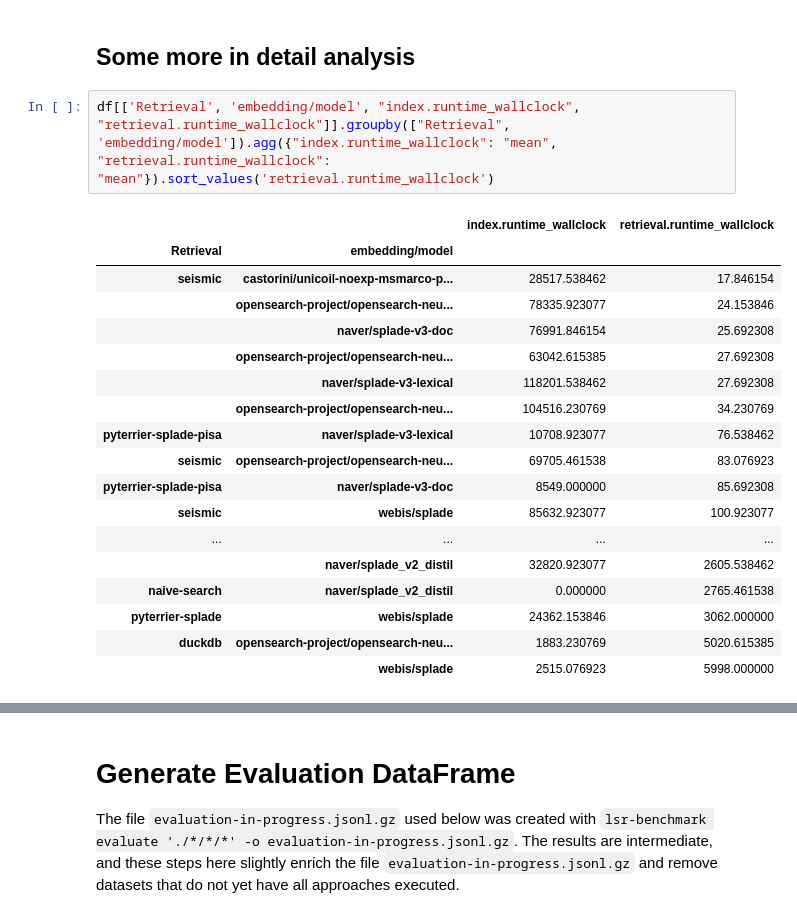
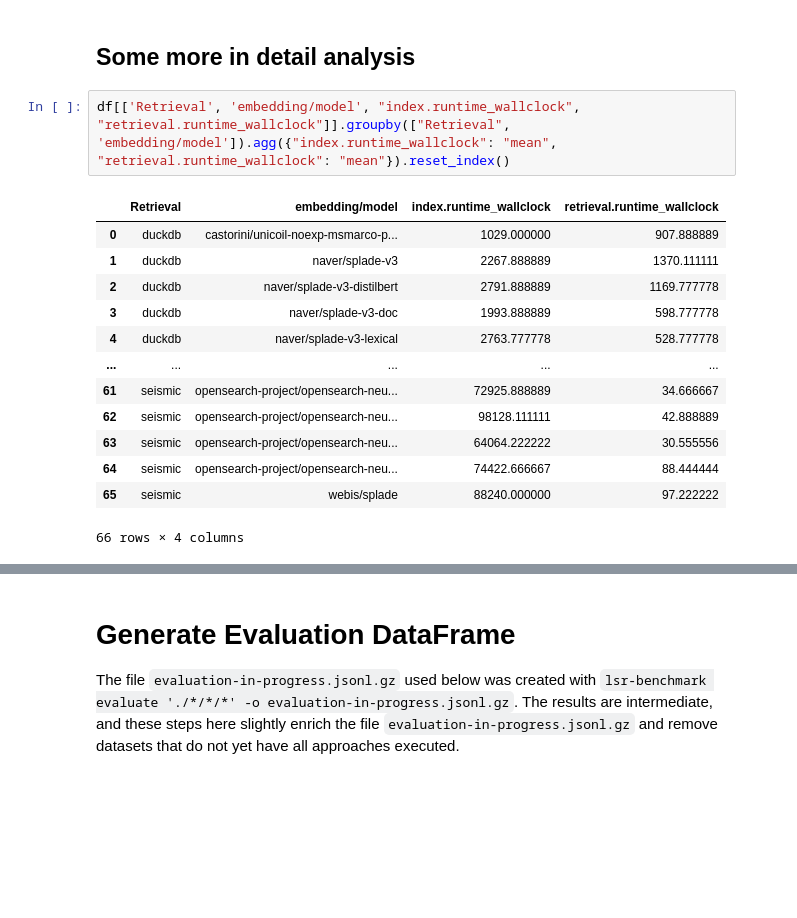
Before and after one commit to hscells/lsr-benchmark, a Jupyter notebook: step-04-evaluation/analysis-in-progress.ipynb, the cells around one changed output, grey strips where cells are left out. Drawn from its saved outputs; the diff is of its cells as text; blank space fills up the shorter version.

```diff
--- a/step-04-evaluation/analysis-in-progress.ipynb
+++ b/step-04-evaluation/analysis-in-progress.ipynb
@@ -172,23 +372,18 @@ df[['embedding/model', "index.runtime_wallclock", "retrieval.runtime_wallclock"]
 # %% [markdown]
 ## Some more in detail analysis
 # %%
-df[['Retrieval', 'embedding/model', "index.runtime_wallclock", "retrieval.runtime_wallclock"]].groupby(["Retrieval", 'embedding/model']).agg({"index.runtime_wallclock": "mean", "retrieval.runtime_wallclock": "mean"}).sort_values('retrieval.runtime_wallclock')
+df[['Retrieval', 'embedding/model', "index.runtime_wallclock", "retrieval.runtime_wallclock"]].groupby(["Retrieval", 'embedding/model']).agg({"index.runtime_wallclock": "mean", "retrieval.runtime_wallclock": "mean"}).reset_index()
 # %% [output]
-|  |  | index.runtime_wallclock | retrieval.runtime_wallclock |
-| Retrieval | embedding/model |  |  |
-| seismic | castorini/unicoil-noexp-msmarco-p... | 28517.538462 | 17.846154 |
-|  | opensearch-project/opensearch-neu... | 78335.923077 | 24.153846 |
-|  | naver/splade-v3-doc | 76991.846154 | 25.692308 |
-|  | opensearch-project/opensearch-neu... | 63042.615385 | 27.692308 |
-|  | naver/splade-v3-lexical | 118201.538462 | 27.692308 |
-|  | opensearch-project/opensearch-neu... | 104516.230769 | 34.230769 |
-| pyterrier-splade-pisa | naver/splade-v3-lexical | 10708.923077 | 76.538462 |
-| seismic | opensearch-project/opensearch-neu... | 69705.461538 | 83.076923 |
-| pyterrier-splade-pisa | naver/splade-v3-doc | 8549.000000 | 85.692308 |
-| seismic | webis/splade | 85632.923077 | 100.923077 |
-| ... | ... | ... | ... |
-|  | naver/splade_v2_distil | 32820.923077 | 2605.538462 |
-| naive-search | naver/splade_v2_distil | 0.000000 | 2765.461538 |
-| pyterrier-splade | webis/splade | 24362.153846 | 3062.000000 |
-| duckdb | opensearch-project/opensearch-neu... | 1883.230769 | 5020.615385 |
-|  | webis/splade | 2515.076923 | 5998.000000 |
+|  | Retrieval | embedding/model | index.runtime_wallclock | retrieval.runtime_wallclock |
+| 0 | duckdb | castorini/unicoil-noexp-msmarco-p... | 1029.000000 | 907.888889 |
+| 1 | duckdb | naver/splade-v3 | 2267.888889 | 1370.111111 |
+| 2 | duckdb | naver/splade-v3-distilbert | 2791.888889 | 1169.777778 |
+| 3 | duckdb | naver/splade-v3-doc | 1993.888889 | 598.777778 |
+| 4 | duckdb | naver/splade-v3-lexical | 2763.777778 | 528.777778 |
+| ... | ... | ... | ... | ... |
+| 61 | seismic | opensearch-project/opensearch-neu... | 72925.888889 | 34.666667 |
+| 62 | seismic | opensearch-project/opensearch-neu... | 98128.111111 | 42.888889 |
+| 63 | seismic | opensearch-project/opensearch-neu... | 64064.222222 | 30.555556 |
+| 64 | seismic | opensearch-project/opensearch-neu... | 74422.666667 | 88.444444 |
+| 65 | seismic | webis/splade | 88240.000000 | 97.222222 |
+66 rows × 4 columns
```
Also changed, not shown: parts of 18 cells of this notebook.
